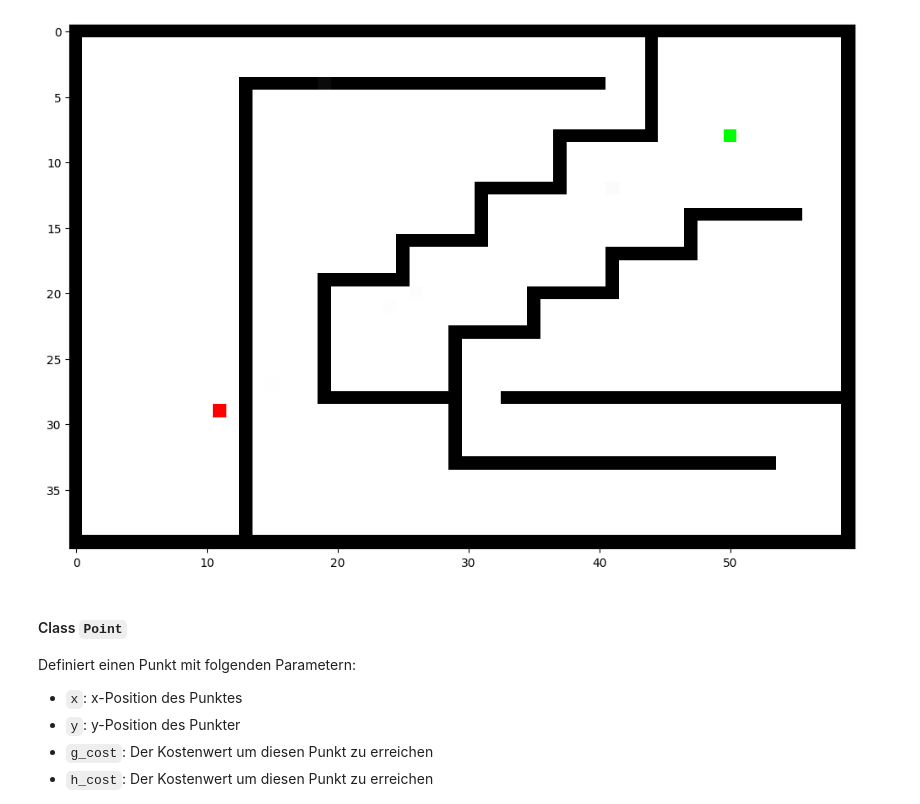
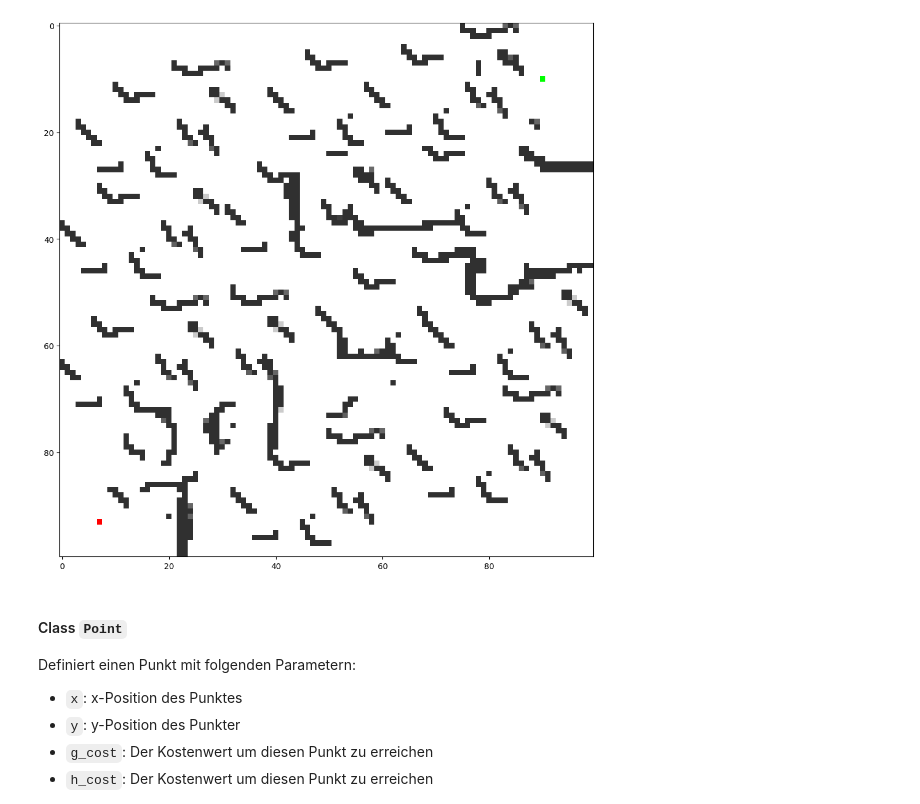
Before and after one commit to lukzimmermann/Algorithms, a Jupyter notebook: SearchBase/AStar.ipynb, the cells around one changed output. Drawn from its saved outputs; the diff is of its cells as text; code cells hidden in the pictures.

```diff
--- a/SearchBase/AStar.ipynb
+++ b/SearchBase/AStar.ipynb
@@ -3,11 +3,11 @@ import matplotlib.pyplot as plt
 import numpy as np
 from PIL import Image
 # %%
-img = np.asarray(Image.open('pic6.png'))
+img = np.asarray(Image.open('pic8.png'))
 plt.rcParams['figure.figsize'] = [12, 12]
 imgplot = plt.imshow(img)
 # %% [output]
-[figure, old version]
+[figure, new version]
 # %% [markdown]
 #### Class `Point`
 Definiert einen Punkt mit folgenden Parametern:
```
Also changed, not shown: parts of 1 cell of this notebook, 2 other files.
